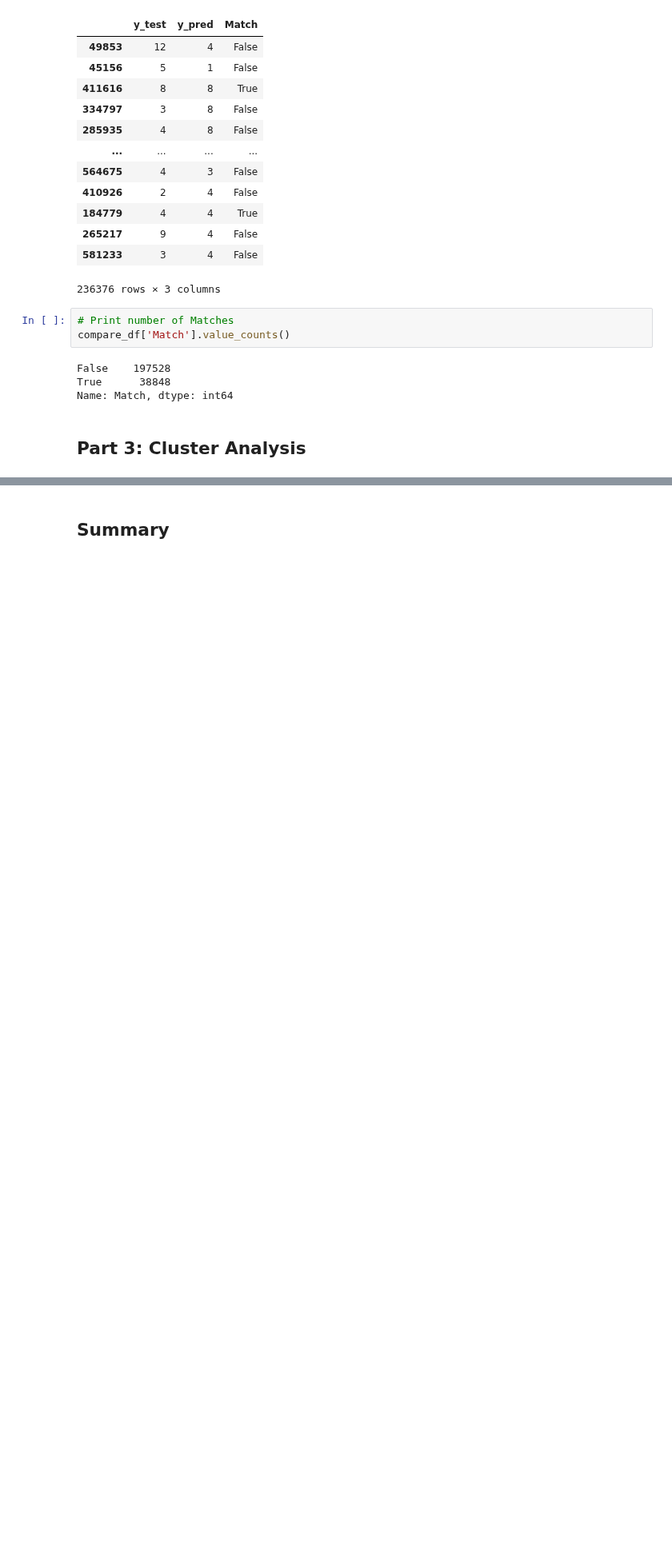
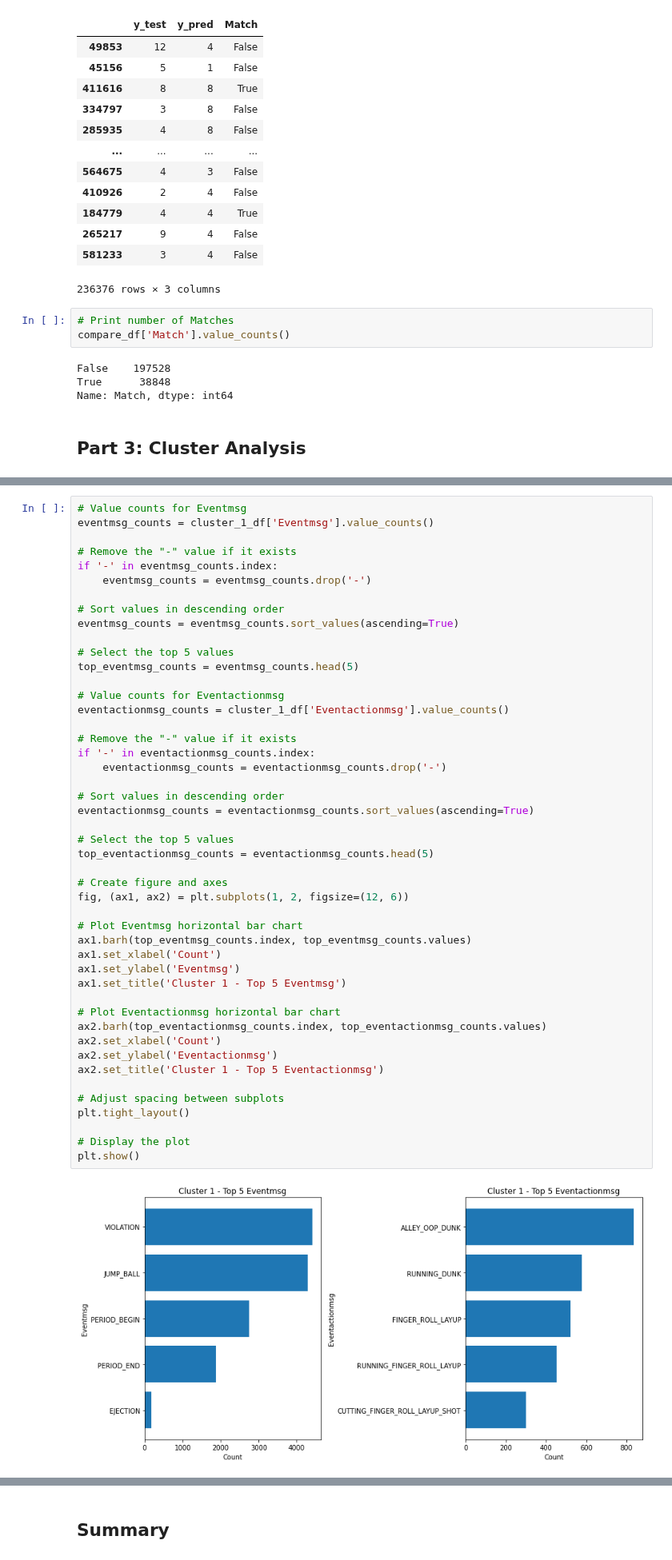
Before and after one commit to SalahAlHaismawi/Artificial-Intelligence-Problems, a Jupyter notebook: Project.ipynb, the cells around one changed output, grey strips where cells are left out. Shown at 80% size. Drawn from its saved outputs; the diff is of its cells as text; blank space fills up the shorter version.

```diff
--- a/Project.ipynb
+++ b/Project.ipynb
@@ -1552,0 +1740,49 @@ Name: Match, dtype: int64
+# %%
+# Value counts for Eventmsg
+eventmsg_counts = cluster_1_df['Eventmsg'].value_counts()
+
+# Remove the "-" value if it exists
+if '-' in eventmsg_counts.index:
+    eventmsg_counts = eventmsg_counts.drop('-')
+
+# Sort values in descending order
+eventmsg_counts = eventmsg_counts.sort_values(ascending=True)
+
+# Select the top 5 values
+top_eventmsg_counts = eventmsg_counts.head(5)
+
+# Value counts for Eventactionmsg
+eventactionmsg_counts = cluster_1_df['Eventactionmsg'].value_counts()
+
+# Remove the "-" value if it exists
+if '-' in eventactionmsg_counts.index:
+    eventactionmsg_counts = eventactionmsg_counts.drop('-')
+
+# Sort values in descending order
+eventactionmsg_counts = eventactionmsg_counts.sort_values(ascending=True)
+
+# Select the top 5 values
+top_eventactionmsg_counts = eventactionmsg_counts.head(5)
+
+# Create figure and axes
+fig, (ax1, ax2) = plt.subplots(1, 2, figsize=(12, 6))
+
+# Plot Eventmsg horizontal bar chart
+ax1.barh(top_eventmsg_counts.index, top_eventmsg_counts.values)
+ax1.set_xlabel('Count')
+ax1.set_ylabel('Eventmsg')
+ax1.set_title('Cluster 1 - Top 5 Eventmsg')
+
+# Plot Eventactionmsg horizontal bar chart
+ax2.barh(top_eventactionmsg_counts.index, top_eventactionmsg_counts.values)
+ax2.set_xlabel('Count')
+ax2.set_ylabel('Eventactionmsg')
+ax2.set_title('Cluster 1 - Top 5 Eventactionmsg')
+
+# Adjust spacing between subplots
+plt.tight_layout()
+
+# Display the plot
+plt.show()
+# %% [output]
+[figure, added]
```
Also changed, not shown: parts of 33 cells of this notebook.
